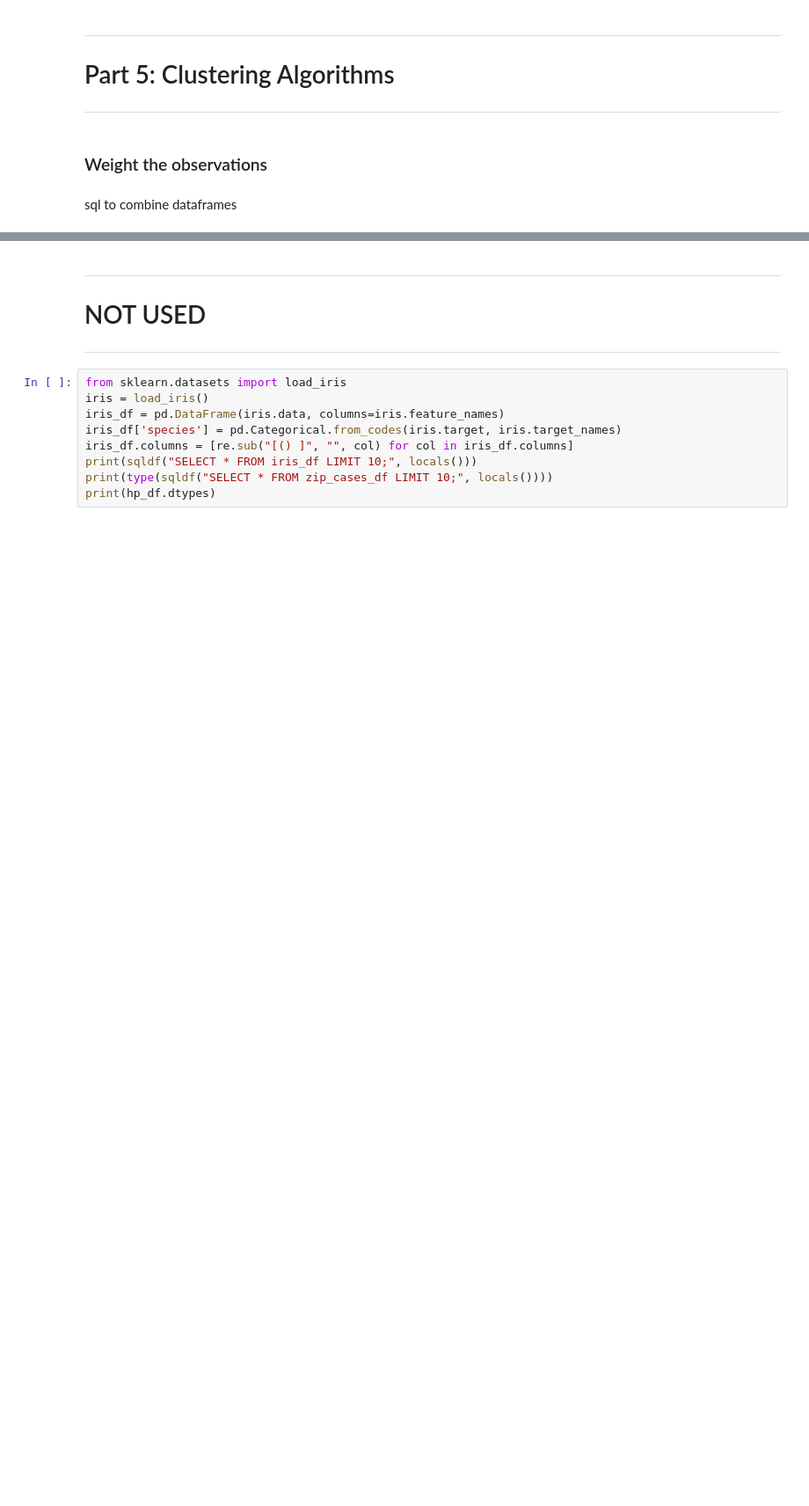
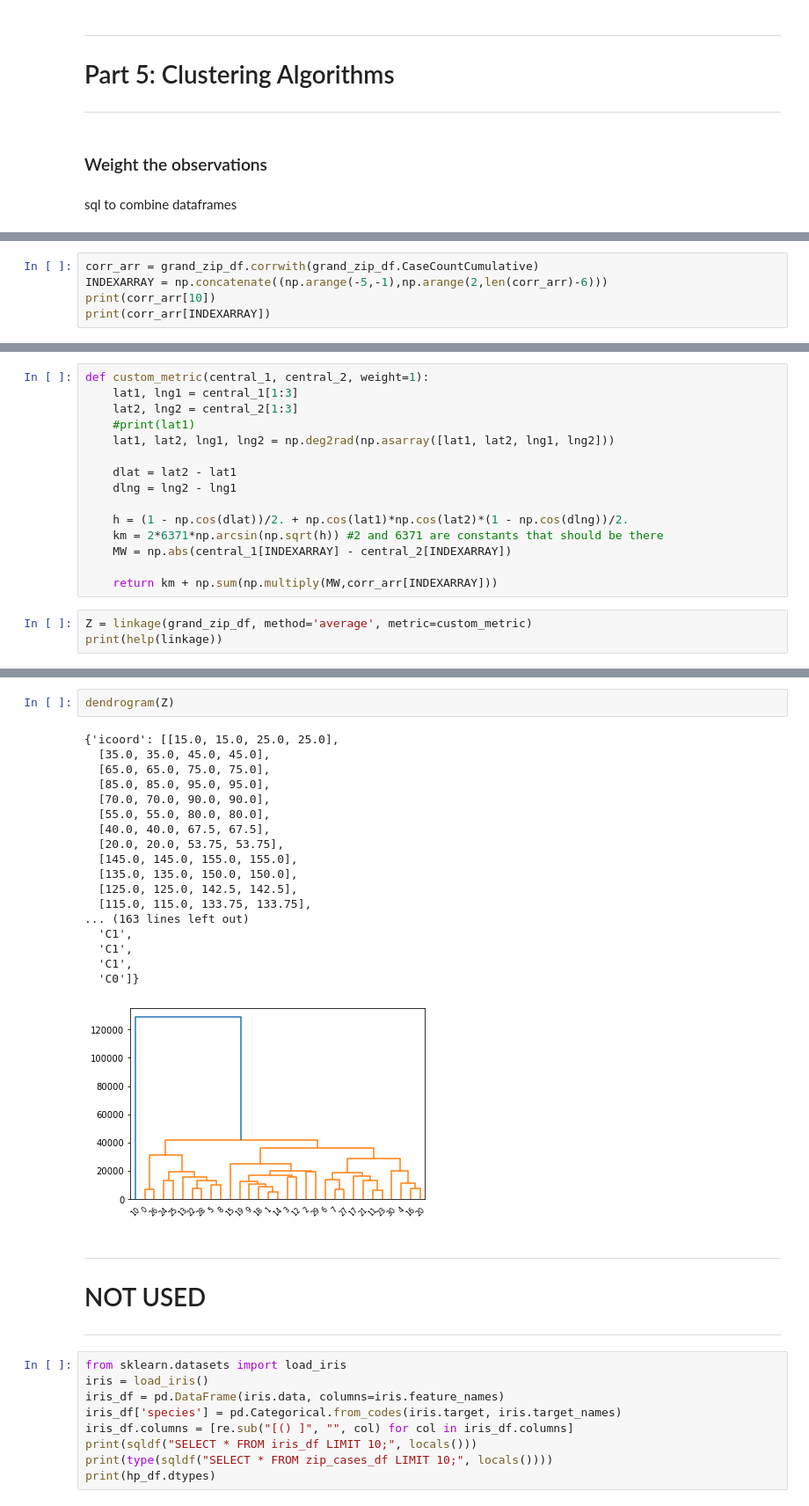
Before and after one commit to stein463/AppliedDataScienceCapstoneIBM, a Jupyter notebook: FinalProjectForIBMDataScienceCertification.ipynb, the cells around one changed output, grey strips where cells are left out. Shown at 88% size. Saved outputs shown, nothing was run; the diff lists cells and outputs as text; blank space fills up the shorter version.

Commit message:
Created weighting dendrogram for clustering

```diff
--- a/FinalProjectForIBMDataScienceCertification.ipynb
+++ b/FinalProjectForIBMDataScienceCertification.ipynb
@@ -729,0 +734,5 @@ grand_zip_df.head()
+# %%
+corr_arr = grand_zip_df.corrwith(grand_zip_df.CaseCountCumulative)
+INDEXARRAY = np.concatenate((np.arange(-5,-1),np.arange(2,len(corr_arr)-6)))
+print(corr_arr[10])
+print(corr_arr[INDEXARRAY])
@@ -729,0 +766,18 @@ grand_zip_df.head()
+# %%
+def custom_metric(central_1, central_2, weight=1):
+    lat1, lng1 = central_1[1:3]
+    lat2, lng2 = central_2[1:3]
+    #print(lat1)
+    lat1, lat2, lng1, lng2 = np.deg2rad(np.asarray([lat1, lat2, lng1, lng2]))
+
+    dlat = lat2 - lat1
+    dlng = lng2 - lng1
+
+    h = (1 - np.cos(dlat))/2. + np.cos(lat1)*np.cos(lat2)*(1 - np.cos(dlng))/2.
+    km = 2*6371*np.arcsin(np.sqrt(h)) #2 and 6371 are constants that should be there
+    MW = np.abs(central_1[INDEXARRAY] - central_2[INDEXARRAY])
+
+    return km + np.sum(np.multiply(MW,corr_arr[INDEXARRAY]))
+# %%
+Z = linkage(grand_zip_df, method='average', metric=custom_metric)
+print(help(linkage))
@@ -730,3 +802,24 @@ grand_zip_df.head()
+# %%
+dendrogram(Z)
+# %% [output]
+{'icoord': [[15.0, 15.0, 25.0, 25.0],
+  [35.0, 35.0, 45.0, 45.0],
+  [65.0, 65.0, 75.0, 75.0],
+  [85.0, 85.0, 95.0, 95.0],
+  [70.0, 70.0, 90.0, 90.0],
+  [55.0, 55.0, 80.0, 80.0],
+  [40.0, 40.0, 67.5, 67.5],
+  [20.0, 20.0, 53.75, 53.75],
+  [145.0, 145.0, 155.0, 155.0],
+  [135.0, 135.0, 150.0, 150.0],
+  [125.0, 125.0, 142.5, 142.5],
+  [115.0, 115.0, 133.75, 133.75],
+... (163 lines left out)
+  'C1',
+  'C1',
+  'C1',
+  'C0']}
+[figure, added]
 # %% [markdown]
 ***
 #  NOT USED
```
Also changed, not shown: parts of 7 cells of this notebook.
